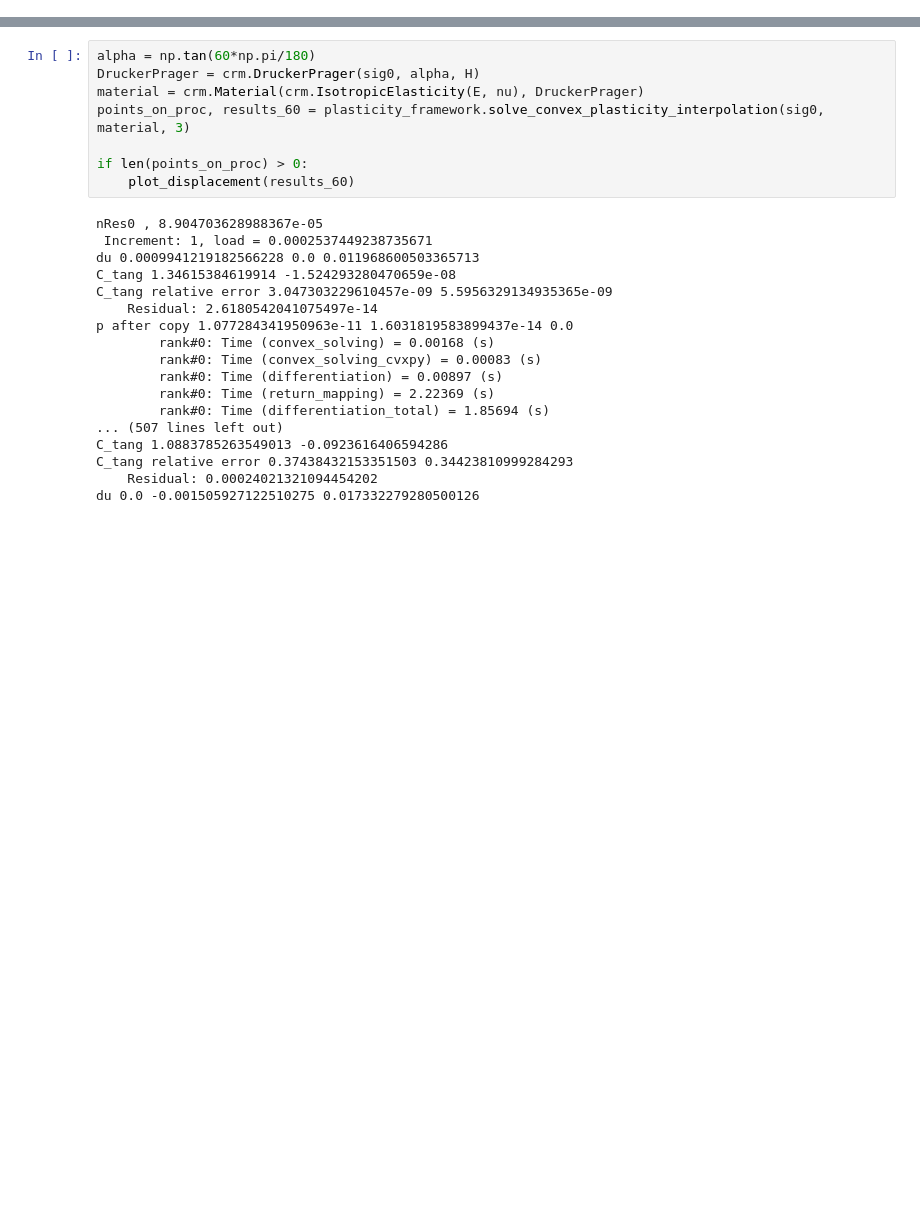
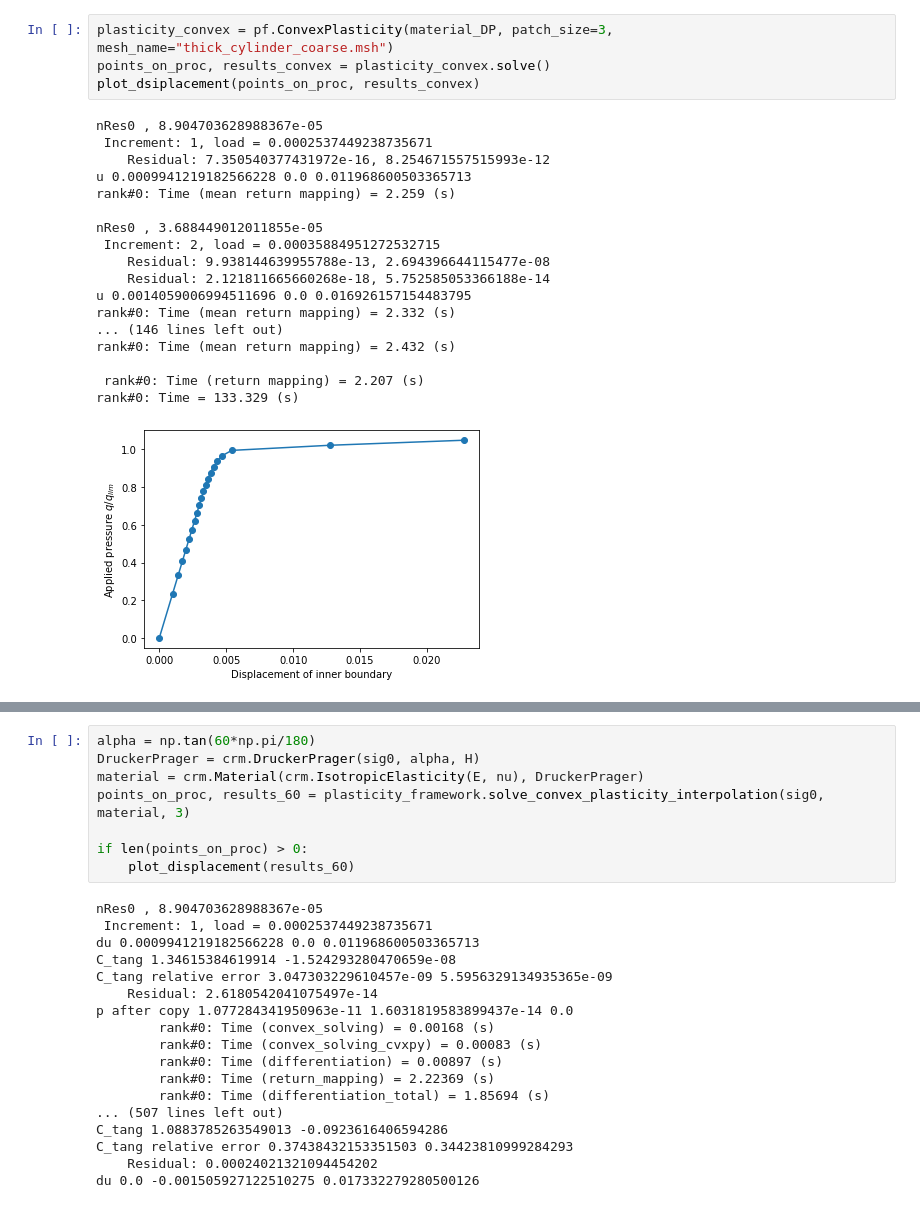
Before and after one commit to a-latyshev/convex-plasticity, a Jupyter notebook: optimisation/plasticity_analysis.ipynb, the cells around one changed output, grey strips where cells are left out. Saved outputs shown, nothing was run; the diff lists cells and outputs as text; blank space fills up the shorter version.

```diff
--- a/optimisation/plasticity_analysis.ipynb
+++ b/optimisation/plasticity_analysis.ipynb
@@ -58,0 +60,23 @@ H = E*Et/(E-Et)  # hardening modulus
+# %%
+plasticity_convex = pf.ConvexPlasticity(material_DP, patch_size=3, mesh_name="thick_cylinder_coarse.msh")
+points_on_proc, results_convex = plasticity_convex.solve()
+plot_dsiplacement(points_on_proc, results_convex)
+# %% [output]
+nRes0 , 8.904703628988367e-05
+ Increment: 1, load = 0.0002537449238735671
+    Residual: 7.350540377431972e-16, 8.254671557515993e-12
+u 0.0009941219182566228 0.0 0.011968600503365713
+rank#0: Time (mean return mapping) = 2.259 (s)
+
+nRes0 , 3.688449012011855e-05
+ Increment: 2, load = 0.00035884951272532715
+    Residual: 9.938144639955788e-13, 2.694396644115477e-08
+    Residual: 2.121811665660268e-18, 5.752585053366188e-14
+u 0.0014059006994511696 0.0 0.016926157154483795
+rank#0: Time (mean return mapping) = 2.332 (s)
+... (146 lines left out)
+rank#0: Time (mean return mapping) = 2.432 (s)
+
+ rank#0: Time (return mapping) = 2.207 (s)
+rank#0: Time = 133.329 (s)
+[figure, added]
```
Also changed, not shown: parts of 12 cells of this notebook, 5 other files.
